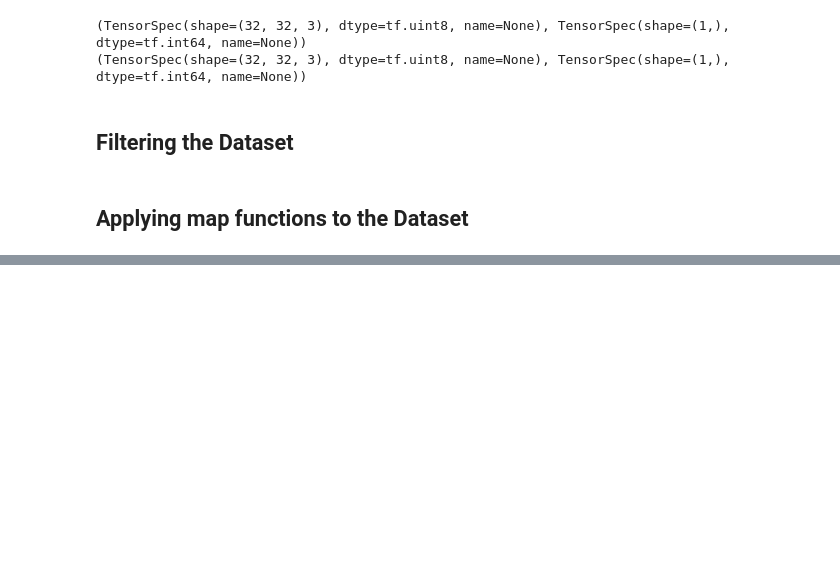
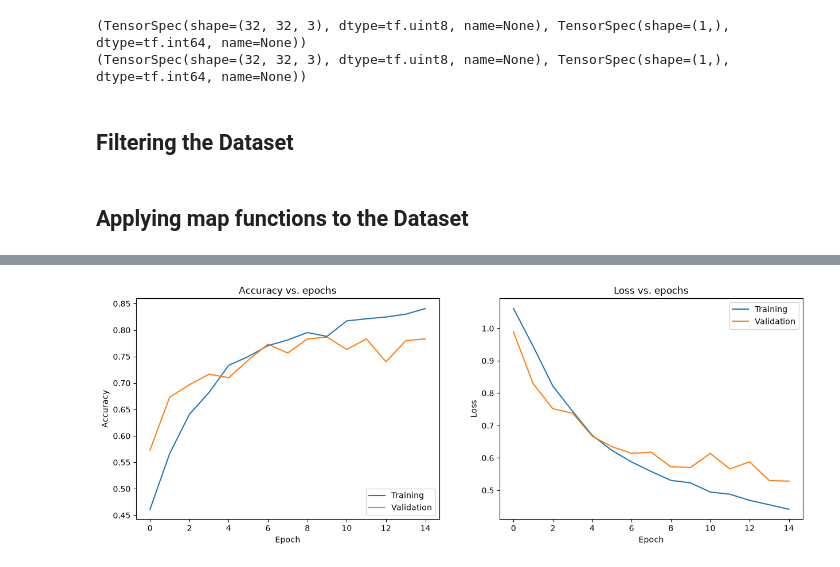
Before and after one commit to ramirezgrosas/tf2-image-data-pipelines-lsun-cifar100, a Jupyter notebook: tf2-image-data-pipelines-lsun-cifar100.ipynb, the cells around one changed output, grey strips where cells are left out. Cells and saved outputs as stored; diff of their text form; code cells hidden in the pictures; blank space fills up the shorter version.

```diff
--- a/tf2-image-data-pipelines-lsun-cifar100.ipynb
+++ b/tf2-image-data-pipelines-lsun-cifar100.ipynb
@@ -429,0 +486,6 @@ test_dataset = filter_classes(test_dataset, cifar_classes)
+# %%
+train_dataset_bw = train_dataset_bw.batch(10)
+train_dataset_bw = train_dataset_bw.shuffle(100)
+
+test_dataset_bw = test_dataset_bw.batch(10)
+test_dataset_bw = test_dataset_bw.shuffle(100)
@@ -429,0 +494,6 @@ test_dataset = filter_classes(test_dataset, cifar_classes)
+# %%
+cifar_model = get_model((32,32,1))
+# %%
+
+history = cifar_model.fit(train_dataset_bw, validation_data=test_dataset_bw,
+                          epochs=15)
@@ -429,0 +520,21 @@ test_dataset = filter_classes(test_dataset, cifar_classes)
+# %%
+plt.figure(figsize=(15,5))
+plt.subplot(121)
+plt.plot(history.history['accuracy'])
+plt.plot(history.history['val_accuracy'])
+
+plt.title('Accuracy vs. epochs')
+plt.ylabel('Accuracy')
+plt.xlabel('Epoch')
+plt.legend(['Training', 'Validation'], loc='lower right')
+
+plt.subplot(122)
+plt.plot(history.history['loss'])
+plt.plot(history.history['val_loss'])
+plt.title('Loss vs. epochs')
+plt.ylabel('Loss')
+plt.xlabel('Epoch')
+plt.legend(['Training', 'Validation'], loc='upper right')
+plt.show()
+# %% [output]
+[figure, added]
```
Also changed, not shown: parts of 11 cells of this notebook.
